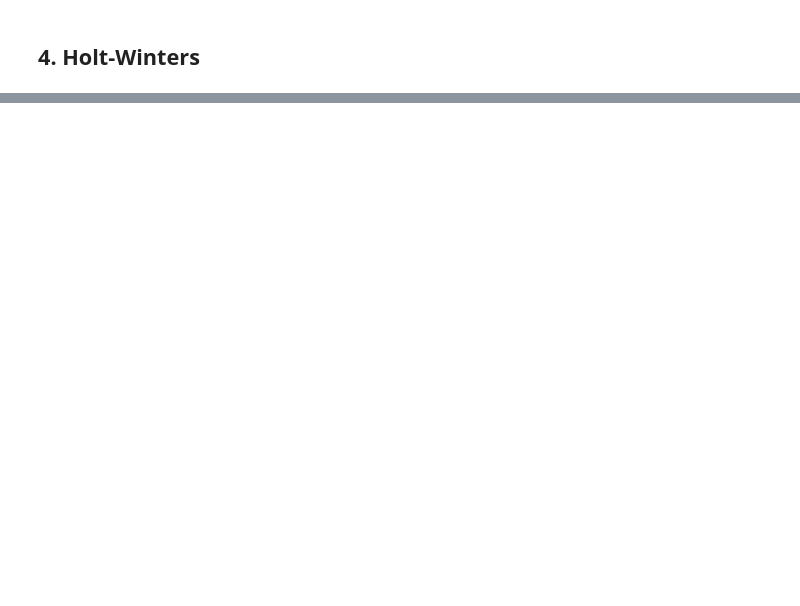
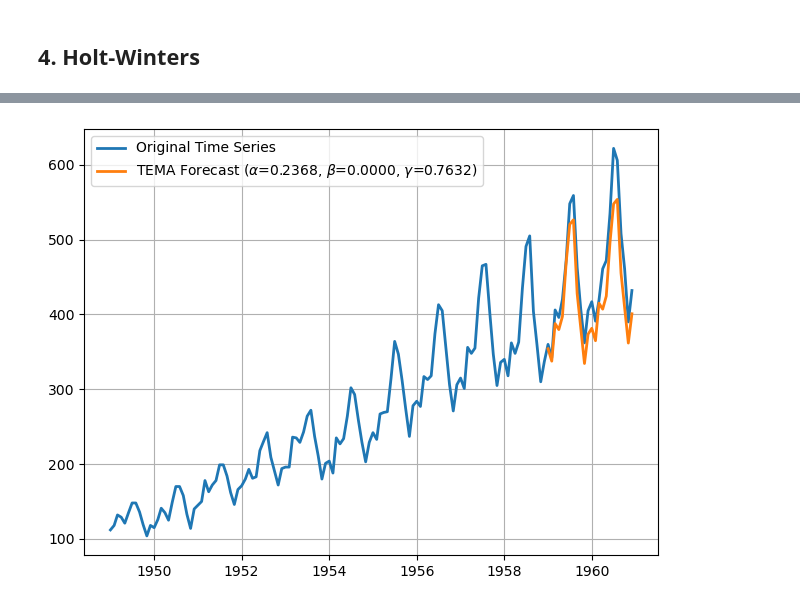
Before and after one commit to NetManAIOps/sktime, a Jupyter notebook: lectures/lec7/MA.ipynb, the cells around one changed output, grey strips where cells are left out. Drawn from its saved outputs; the diff is of its cells as text; code cells hidden in the pictures; blank space fills up the shorter version.

```diff
--- a/lectures/lec7/MA.ipynb
+++ b/lectures/lec7/MA.ipynb
@@ -202,0 +342,54 @@ plt.show()
+# %%
+# Holt-Winters (triple exponential smoothing: level, trend, season) — airline passengers
+
+import matplotlib.pyplot as plt
+import pandas as pd
+from statsmodels.tsa.holtwinters import ExponentialSmoothing
+
+from sktime.datasets import load_airline
+
+y = load_airline()
+
+if isinstance(y.index, pd.PeriodIndex):
+    y = y.copy()
+    y.index = y.index.to_timestamp()
+
+h = 24
+forecast_start = 120
+
+y_train = y.iloc[:forecast_start]
+
+hw_fit = ExponentialSmoothing(
+    y_train.astype(float),
+    trend="add",
+    seasonal="add",
+    seasonal_periods=12,
+).fit()
+
+hw_forecast = hw_fit.forecast(h).rename("Holt-Winters forecast")
+
+p = hw_fit.params
+alpha = float(p["smoothing_level"])
+beta = float(p["smoothing_trend"])
+gamma = float(p["smoothing_seasonal"])
+
+# Plot
+plt.figure()
+
+plt.plot(y, label="Original Time Series", linewidth=2)
+
+plt.plot(
+    hw_forecast,
+    label=rf"TEMA Forecast ($\alpha$={alpha:.4f}, $\beta$={beta:.4f}, $\gamma$={gamma:.4f})",
+    linewidth=2,
+)
+
+plt.legend()
+plt.grid(True)
+plt.tight_layout()
+
+plt.savefig("HoltWinters_airline.pdf", bbox_inches="tight")
+
+plt.show()
+# %% [output]
+[figure, added]
```
Also changed, not shown: parts of 5 cells of this notebook, 1 other file.
